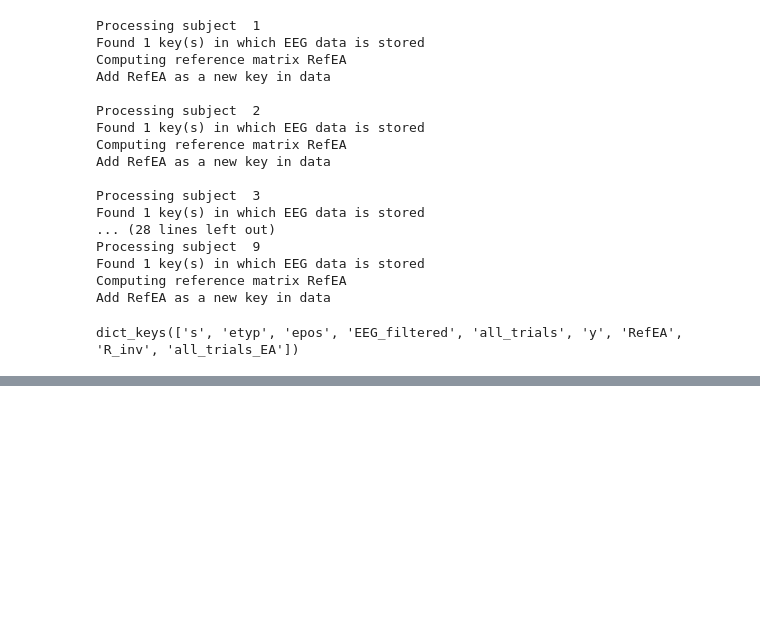
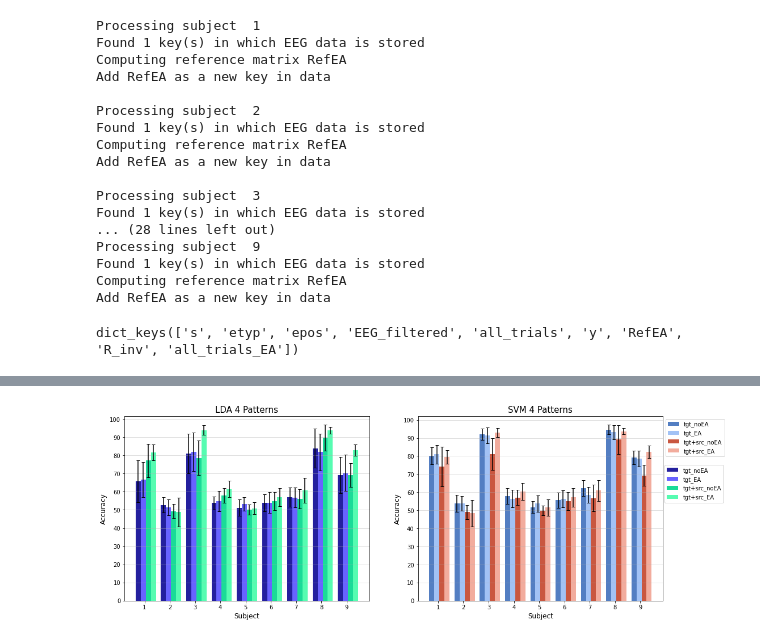
Before and after one commit to orvindemsy/EA-wLTL, a Jupyter notebook: EA+wLTL.ipynb, the cells around one changed output, grey strips where cells are left out. Drawn from its saved outputs; the diff is of its cells as text; code cells hidden in the pictures; blank space fills up the shorter version.

Commit message:
svm_lda_result

```diff
--- a/EA+wLTL.ipynb
+++ b/EA+wLTL.ipynb
@@ -174,0 +412,14 @@ dframe(mod_data[7]['R_inv']).head()
+# %%
+pattern = ['pattern1', 'pattern2', 'pattern3', 'pattern4']
+
+for pat in pattern:
+    print(' ===== {} ==== '.format(pat))
+    print('\t\t\t Score LDA\t Score SVM')
+
+    for t_subj in TL_data['tgt'].keys():
+        score_svm = TL_data['tgt'][t_subj][pat]['mean_svm']
+        #std_svm = TL_data['tgt'][t_subj][pat]['std_svm']
+        score_lda = TL_data['tgt'][t_subj][pat]['mean_lda']
+        #std_lda = TL_data['tgt'][t_subj][pat]['std_lda']
+
+        print('Subject{:02d} :\t\t {:.3f}\t\t {:.3f} '.format(t_subj, score_lda, score_svm))
@@ -174,0 +490,55 @@ dframe(mod_data[7]['R_inv']).head()
+# %%
+# Position for each subject, adn necessary variables
+xpos = np.arange(1, 18, step=2)
+w = 0.4
+clist1= {
+    'pattern1' : '#24209e',
+    'pattern2' : '#6863ff',
+    'pattern3' : '#1adb98',
+    'pattern4' : '#56fcb1'
+}
+
+clist2 = {
+    'pattern1' : '#537ec2',
+    'pattern2' : '#a2c2f5',
+    'pattern3' : '#c95740',
+    'pattern4' : '#f2ac9d'
+}
+
+label = {
+    'pattern1' : 'tgt_noEA',
+    'pattern2' : 'tgt_EA',
+    'pattern3' : 'tgt+src_noEA',
+    'pattern4' : 'tgt+src_EA'
+
+}
+
+# Bar + line plot of LDA result
+fig, (lda0, lda1) = plt.subplots(1, 2, figsize=(17, 6))
+lda0.set_title('LDA 4 Patterns', fontsize=15)
+lda1.set_title('SVM 4 Patterns', fontsize=15)
+
+
+for i, pat in enumerate(pattern):
+    lda0.bar(xpos+w*i, all_sc[pat]['score_lda'], yerr=all_sc[pat]['std_lda'], capsize=3, color=clist1[pat], width=w, label=label[pat])
+    lda1.bar(xpos+w*i, all_sc[pat]['score_svm'], yerr=all_sc[pat]['std_svm'], capsize=3, color=clist2[pat], width=w, label=label[pat])
+
+lda0.set_yticks(np.arange(0, 101, step=10))
+lda0.set_xticks(xpos+0.5)
+lda0.set_xticklabels(np.arange(1, 10))
+lda0.set_xlabel('Subject', fontsize=12)
+lda0.set_ylabel('Accuracy', fontsize=12)
+lda0.grid(axis='y', alpha=0.5)
+lda0.legend(bbox_to_anchor=(2.46, 0.75))
+
+lda1.set_yticks(np.arange(0, 101, step=10))
+lda1.set_xticks(xpos+0.5)
+lda1.set_xticklabels(np.arange(1, 10))
+lda1.set_xlabel('Subject', fontsize=12)
+lda1.set_ylabel('Accuracy', fontsize=12)
+lda1.grid(axis='y', alpha=0.5)
+lda1.legend(bbox_to_anchor=(1, 1))
+
+plt.savefig('./img/svm_lda_4pat_bar.png')
+# %% [output]
+[figure, added]
```
Also changed, not shown: parts of 11 cells of this notebook, 8 other files.
